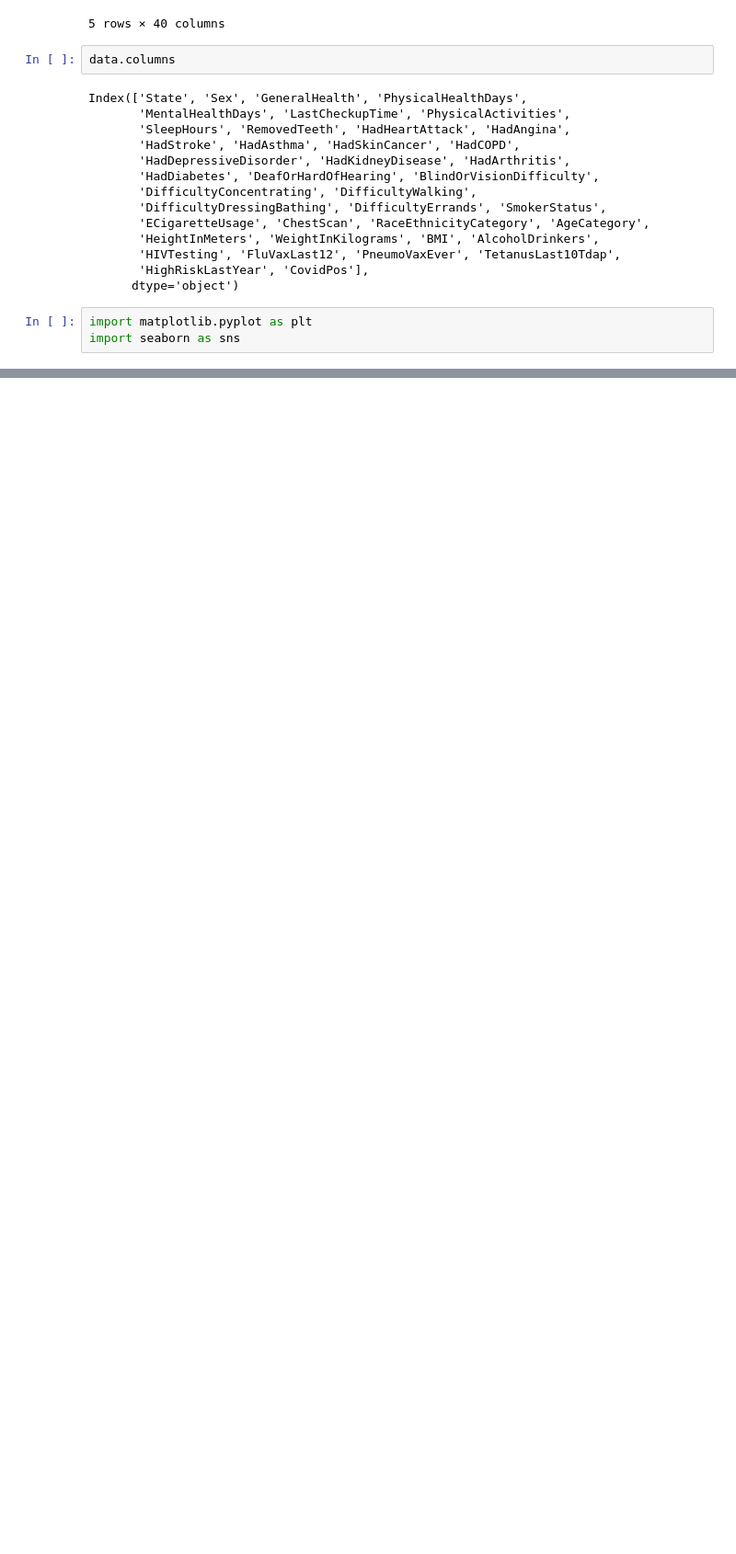
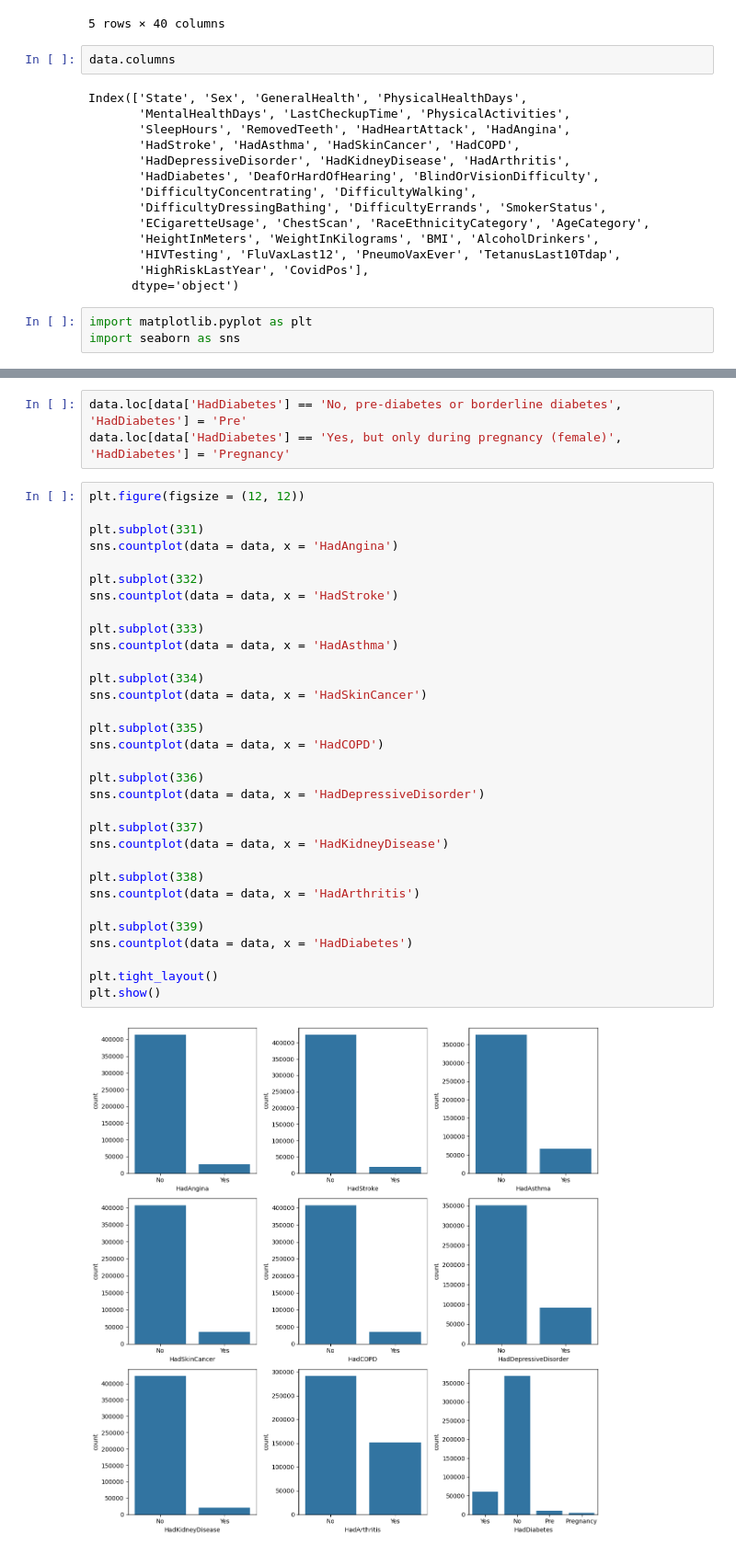
Before and after one commit to JaydenCJH/project_HD, a Jupyter notebook: data_check.ipynb, the cells around one changed output, grey strips where cells are left out. Shown: that part at 92% size. Saved outputs shown, nothing was run; the diff lists cells and outputs as text; blank space fills up the shorter version.

```diff
--- a/data_check.ipynb
+++ b/data_check.ipynb
@@ -38,0 +55,37 @@ sns.countplot(x = 'HadHeartAttack', data = data)
+# %%
+data.loc[data['HadDiabetes'] == 'No, pre-diabetes or borderline diabetes', 'HadDiabetes'] = 'Pre'
+data.loc[data['HadDiabetes'] == 'Yes, but only during pregnancy (female)', 'HadDiabetes'] = 'Pregnancy'
+# %%
+plt.figure(figsize = (12, 12))
+
+plt.subplot(331)
+sns.countplot(data = data, x = 'HadAngina')
+
+plt.subplot(332)
+sns.countplot(data = data, x = 'HadStroke')
+
+plt.subplot(333)
+sns.countplot(data = data, x = 'HadAsthma')
+
+plt.subplot(334)
+sns.countplot(data = data, x = 'HadSkinCancer')
+
+plt.subplot(335)
+sns.countplot(data = data, x = 'HadCOPD')
+
+plt.subplot(336)
+sns.countplot(data = data, x = 'HadDepressiveDisorder')
+
+plt.subplot(337)
+sns.countplot(data = data, x = 'HadKidneyDisease')
+
+plt.subplot(338)
+sns.countplot(data = data, x = 'HadArthritis')
+
+plt.subplot(339)
+sns.countplot(data = data, x = 'HadDiabetes')
+
+plt.tight_layout()
+plt.show()
+# %% [output]
+[figure, added]
```
Also changed, not shown: parts of 3 cells of this notebook.
